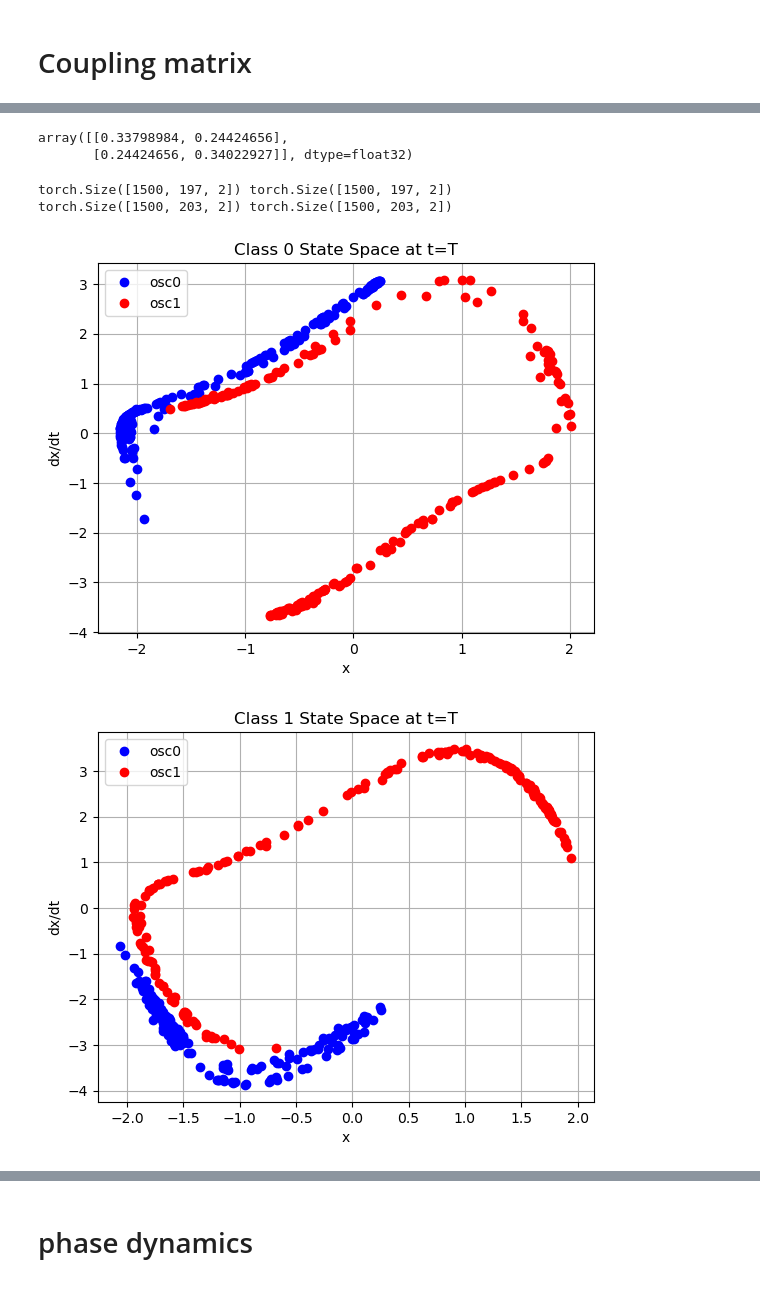
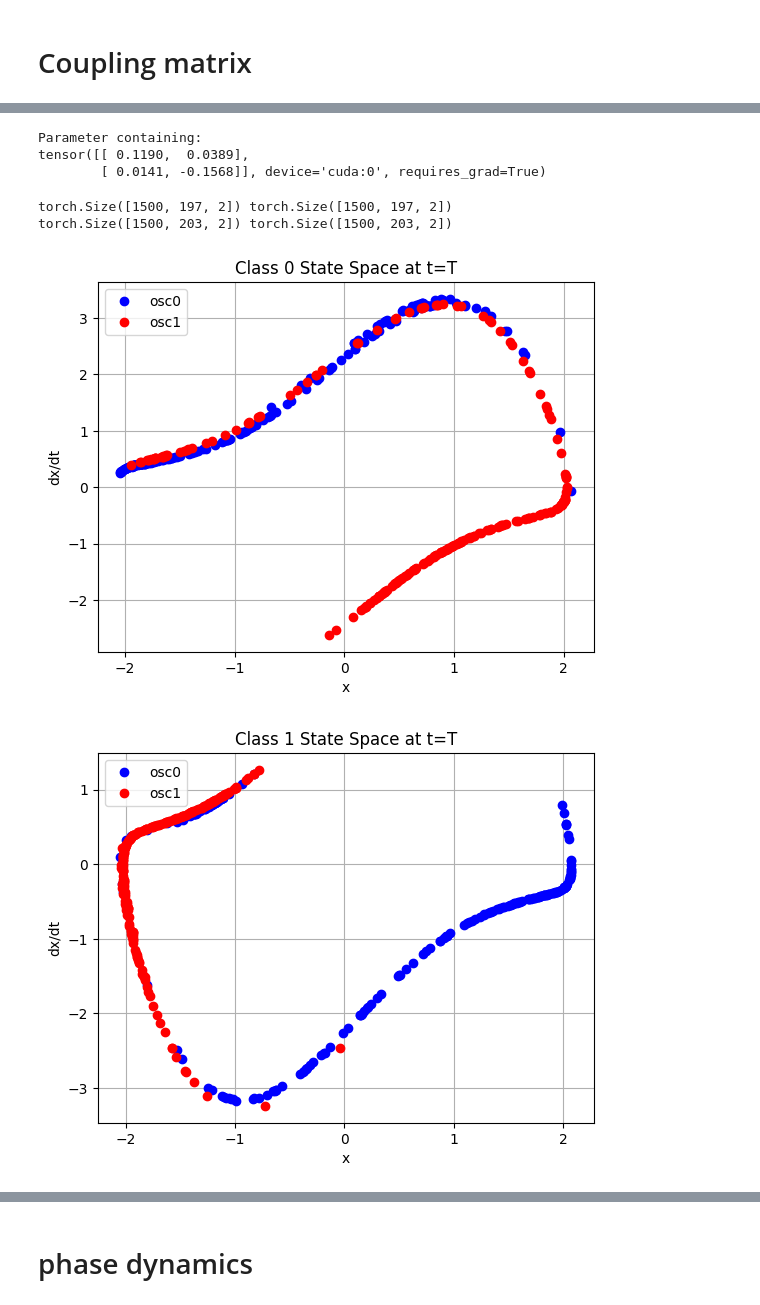
Before and after one commit to seoyumyum/OscillatoryNN, a Jupyter notebook: ONN_Testbench.ipynb, the cells around one changed output, grey strips where cells are left out. Saved outputs shown, nothing was run; the diff lists cells and outputs as text; code cells hidden in the pictures.

```diff
--- a/ONN_Testbench.ipynb
+++ b/ONN_Testbench.ipynb
@@ -171,7 +171,7 @@ class VanDerPolONN(nn.Module):
         return self.readout(feats)
 # %%
 # 1) Data setup
-X, y = make_moons(n_samples=1000, noise=0.1, random_state=42)
+X, y = make_moons(n_samples=500, noise=0.1, random_state=42)
 scaler = StandardScaler()
 X = scaler.fit_transform(X)
 X_temp, X_test, y_temp, y_test = train_test_split(X, y, test_size=0.2, random_state=42)
@@ -229,7 +229,7 @@ criterion = nn.CrossEntropyLoss()
 optimizer = optim.Adam(model.parameters(), lr=1e-3)
 # %%
 # 6) Training with loss & accuracy tracking
-epochs = 100
+epochs = 60
 train_losses, val_losses = [], []
 train_accs, val_accs     = [], []
 
@@ -413,8 +409,8 @@ from torch.nn.functional import softplus
 
 from matplotlib.ticker import MaxNLocator # Import the locator
 
-A = model.A.detach().cpu()
-K = softplus(model.A+ model.A.t()).detach().cpu().numpy() / model.N
+K = model.A.detach().cpu().numpy()
+#K = softplus(model.A+ model.A.t()).detach().cpu().numpy() / model.N
 np.fill_diagonal(K, 0)
 # --------------------------------------
 
@@ -448,8 +444,9 @@ plt.show()
 # %%
-K
+model.A
 # %% [output]
-array([[0.33798984, 0.24424656],
-       [0.24424656, 0.34022927]], dtype=float32)
+Parameter containing:
+tensor([[ 0.1190,  0.0389],
+        [ 0.0141, -0.1568]], device='cuda:0', requires_grad=True)
 # %%
 @torch.no_grad()
 def simulate_vdp_onn_dynamics(model, x_input, T=2.0, dt=0.01, return_all=True, device='cpu'):
@@ -470,6 +467,7 @@ def simulate_vdp_onn_dynamics(model, x_input, T=2.0, dt=0.01, return_all=True, d
     # Precompute symmetric coupling
     A_sym = model.A + model.A.T
     K = F.softplus(A_sym) / N  # shape (N, N)
+    K = model.A
 
     for _ in range(steps):
         dx = y
@@ -590,6 +588,13 @@ def get_state_space(x_hist, y_hist, K):
         z_imag_T[i,:,:] = z.imag[-1]
     return z_real_T, z_imag_T
 # %%
+X, y = make_moons(n_samples=2000, noise=0.1, random_state=42)
+scaler = StandardScaler()
+X = scaler.fit_transform(X)
+
+
+X_temp, X_test, y_temp, y_test = train_test_split(X, y, test_size=0.2, random_state=42)
+
 data = X_test[y_test==0]
 #data = np.array([[-2, 0], [-1.5, 1], [0, 1.5], [0.5, 1.0], [0.5, -0.5]])
 
@@ -597,32 +602,32 @@ x_hist, y_hist, K = simulate_vdp_onn_dynamics(model, torch.tensor(data).float(),
 print(x_hist.shape, y_hist.shape)
 color = ['blue','red']
 labels = ['osc0', 'osc1']
 plt.figure()
 for i in range(model.N):
     plt.plot(x_hist[-1,:,i],y_hist[-1,:,i], 'o', color = color[i], label=labels[i])
 plt.title('Class 0 State Space at t=T')
 plt.legend()
 plt.xlabel('x')
 plt.ylabel('dx/dt')
 plt.grid(True)
 
 data = X_test[y_test==1]
 #data = -1 * data
 
 x_hist, y_hist, K = simulate_vdp_onn_dynamics(model, torch.tensor(data).float(), T=model.T, dt=model.dt, device=device)
 print(x_hist.shape, y_hist.shape)
 color = ['blue','red']
 labels = ['osc0', 'osc1']
 plt.figure()
 for i in range(model.N):
     plt.plot(x_hist[-1,:,i],y_hist[-1,:,i], 'o', color = color[i], label=labels[i])
 plt.title('Class 1 State Space at t=T')
 plt.legend()
 plt.xlabel('x')
 plt.ylabel('dx/dt')
 plt.grid(True)
 # %% [output]
 torch.Size([1500, 197, 2]) torch.Size([1500, 197, 2])
 torch.Size([1500, 203, 2]) torch.Size([1500, 203, 2])
-[figure, old version]
+[figure, new version]
-[figure, old version]
+[figure, new version]
```
Also changed, not shown: parts of 11 cells of this notebook.
